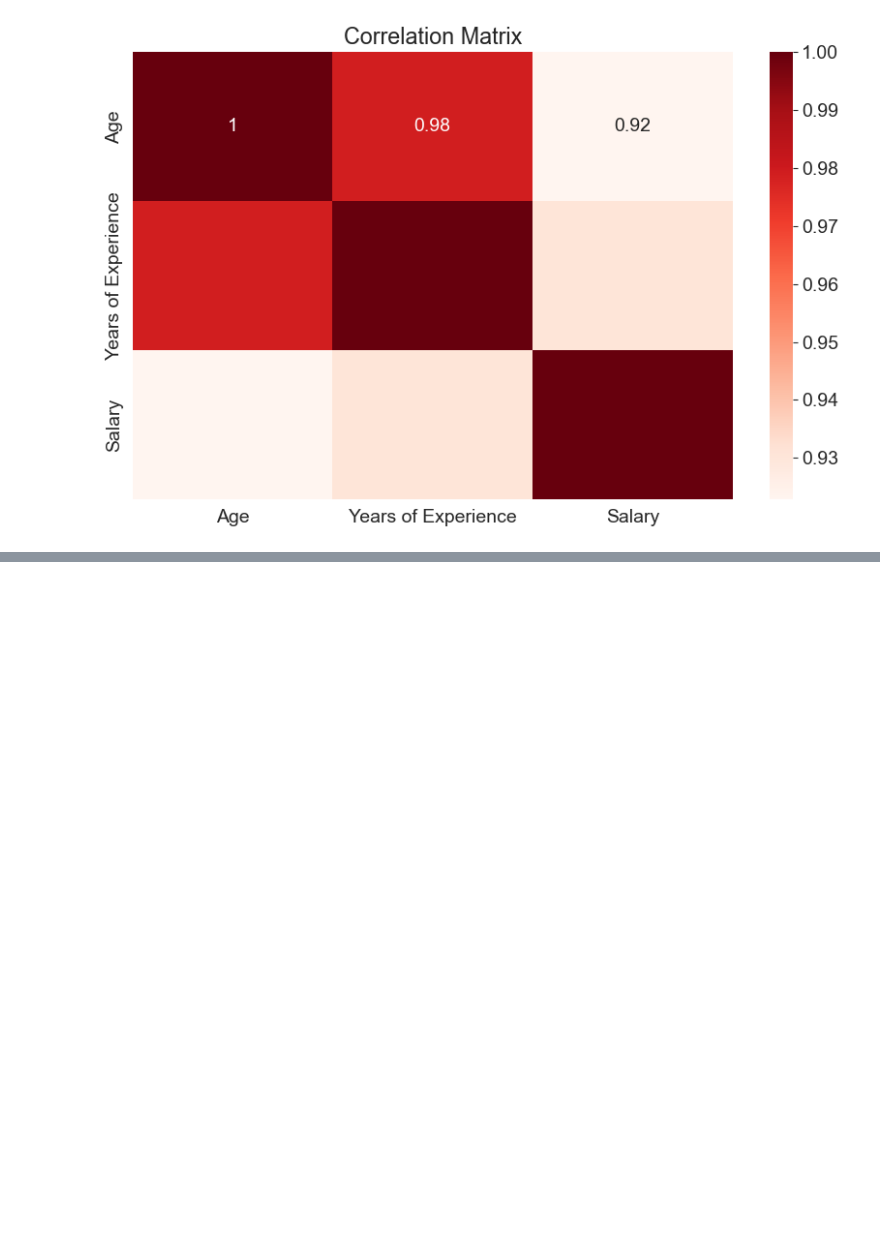
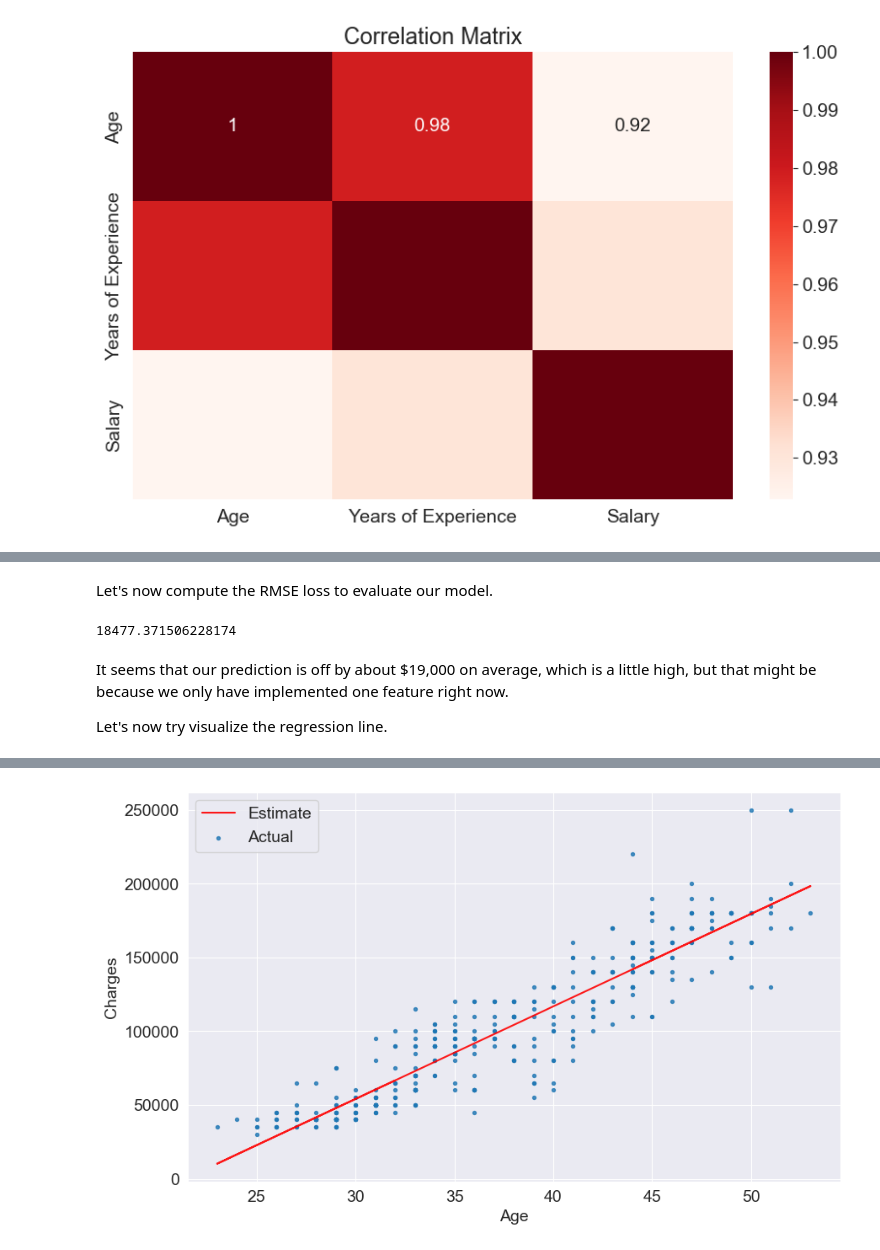
Before and after one commit to rayankzi/salary-predictor, a Jupyter notebook: analysis.ipynb, the cells around one changed output, grey strips where cells are left out. Cells and saved outputs as stored; diff of their text form; code cells hidden in the pictures; blank space fills up the shorter version.

Commit message:
used one feature for linear regression model

```diff
--- a/analysis.ipynb
+++ b/analysis.ipynb
@@ -332,0 +353,22 @@ plt.title('Correlation Matrix');
+# %%
+import numpy as np
+
+def estimate_salary(age, w, b):
+    return w * age + b
+
+def rmse(targets, predictions):
+    return np.sqrt(np.mean(np.square(targets - predictions)))
+
+def try_parameters(w, b):
+    ages = data.Age
+    target = data.Salary
+    predictions = estimate_salary(ages, w, b)
+
+    plt.plot(ages, predictions, 'r', alpha=0.9)
+    plt.scatter(ages, target, s=8,alpha=0.8)
+    plt.xlabel('Age')
+    plt.ylabel('Charges')
+    plt.legend(['Estimate', 'Actual'])
+
+    loss = rmse(target, predictions)
+    print("RMSE Loss: ", loss)
@@ -332,0 +381,9 @@ plt.title('Correlation Matrix');
+# %%
+from sklearn.linear_model import LinearRegression
+
+model = LinearRegression()
+
+inputs = data[["Age"]]
+targets = data.Salary
+
+model.fit(inputs, targets)
@@ -332,0 +416,13 @@ plt.title('Correlation Matrix');
+# %% [markdown]
+Let's now compute the RMSE loss to evaluate our model.
+# %%
+rmse(targets, predictions)
+# %% [output]
+18477.371506228174
+# %% [markdown]
+It seems that our prediction is off by about $19,000 on average, which is a little high, but that might be because we only have implemented one feature right now.
+
+Let's now try visualize the regression line.
+# %%
+try_parameters(model.coef_, model.intercept_)
+# %% [output]
@@ -332,0 +430 @@ plt.title('Correlation Matrix');
+[figure, added]
```
Also changed, not shown: parts of 10 cells of this notebook.
